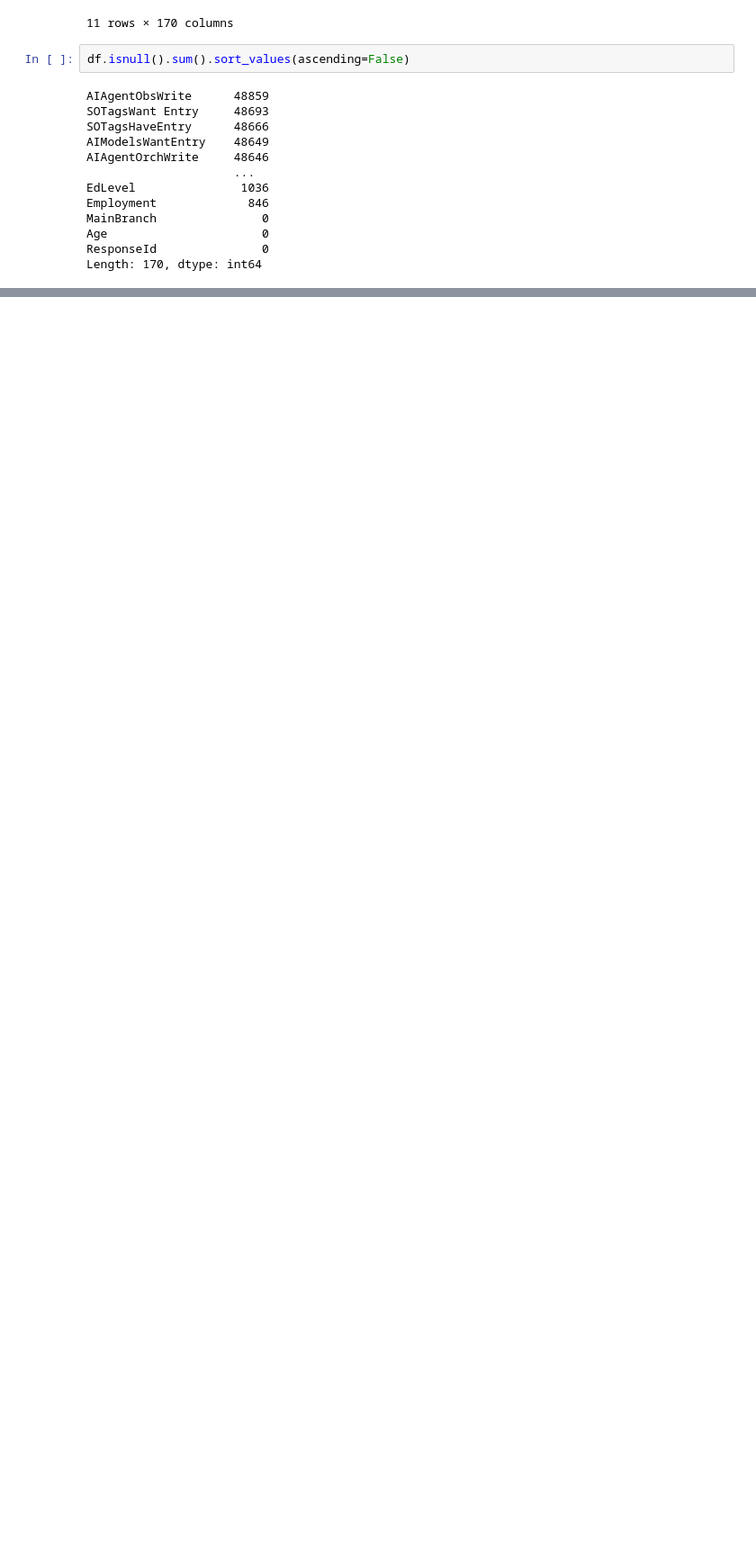
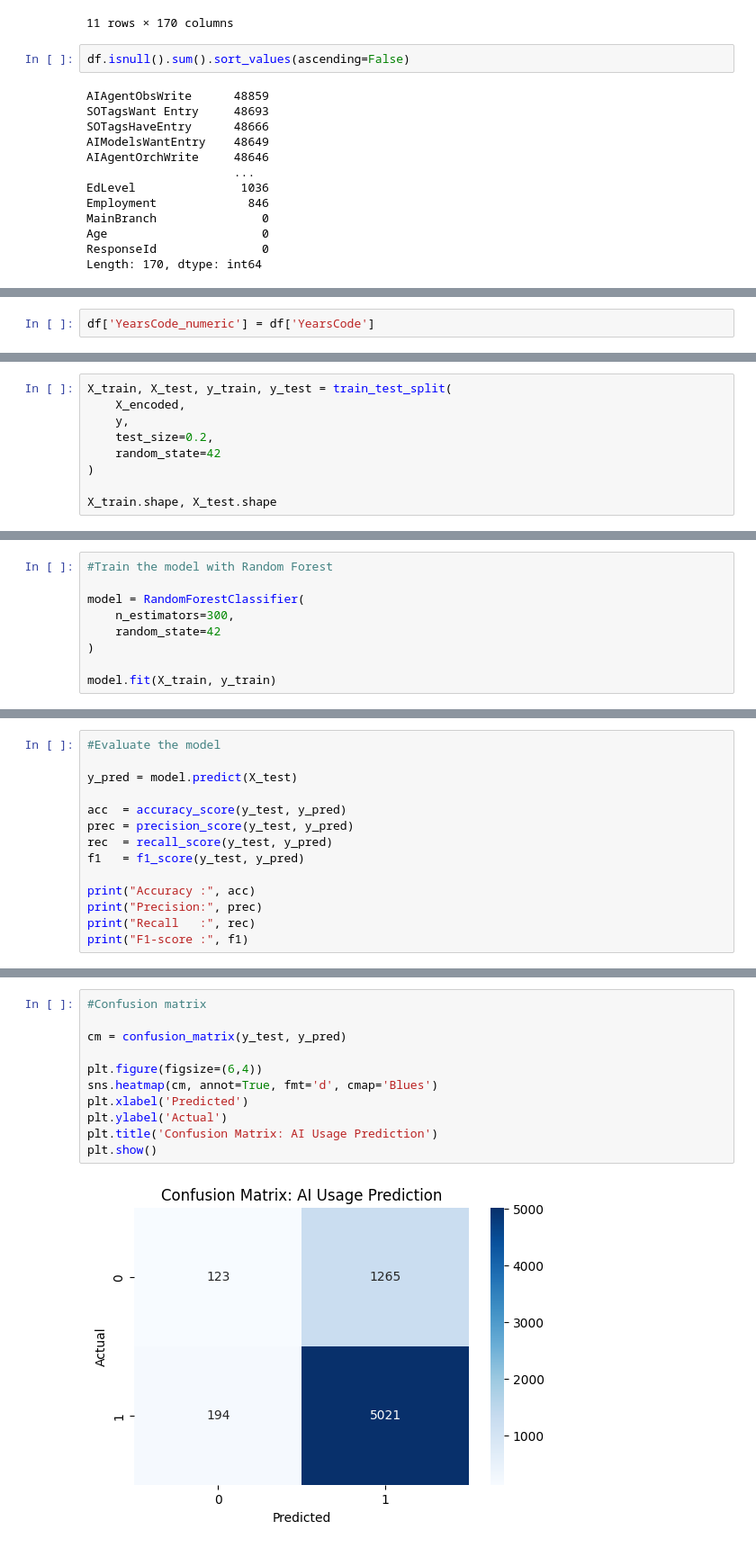
Before and after one commit to KHANDAKAER/SurveyResults2025, a Jupyter notebook: Survey_Results_Exploratory_Data_Analysis.ipynb, the cells around one changed output, grey strips where cells are left out. Shown: that part at 90% size. Cells and saved outputs as stored; diff of their text form; blank space fills up the shorter version.

```diff
--- a/Survey_Results_Exploratory_Data_Analysis.ipynb
+++ b/Survey_Results_Exploratory_Data_Analysis.ipynb
@@ -145,0 +264,2 @@ plt.show()
+# %%
+df['YearsCode_numeric'] = df['YearsCode']
@@ -145,0 +304,9 @@ plt.show()
+# %%
+X_train, X_test, y_train, y_test = train_test_split(
+    X_encoded,
+    y,
+    test_size=0.2,
+    random_state=42
+)
+
+X_train.shape, X_test.shape
@@ -145,0 +315,9 @@ plt.show()
+# %%
+#Train the model with Random Forest
+
+model = RandomForestClassifier(
+    n_estimators=300,
+    random_state=42
+)
+
+model.fit(X_train, y_train)
@@ -145,0 +326,14 @@ plt.show()
+# %%
+#Evaluate the model
+
+y_pred = model.predict(X_test)
+
+acc  = accuracy_score(y_test, y_pred)
+prec = precision_score(y_test, y_pred)
+rec  = recall_score(y_test, y_pred)
+f1   = f1_score(y_test, y_pred)
+
+print("Accuracy :", acc)
+print("Precision:", prec)
+print("Recall   :", rec)
+print("F1-score :", f1)
@@ -145,0 +345,13 @@ plt.show()
+# %%
+#Confusion matrix
+
+cm = confusion_matrix(y_test, y_pred)
+
+plt.figure(figsize=(6,4))
+sns.heatmap(cm, annot=True, fmt='d', cmap='Blues')
+plt.xlabel('Predicted')
+plt.ylabel('Actual')
+plt.title('Confusion Matrix: AI Usage Prediction')
+plt.show()
+# %% [output]
+[figure, added]
```
Also changed, not shown: parts of 27 cells of this notebook.
